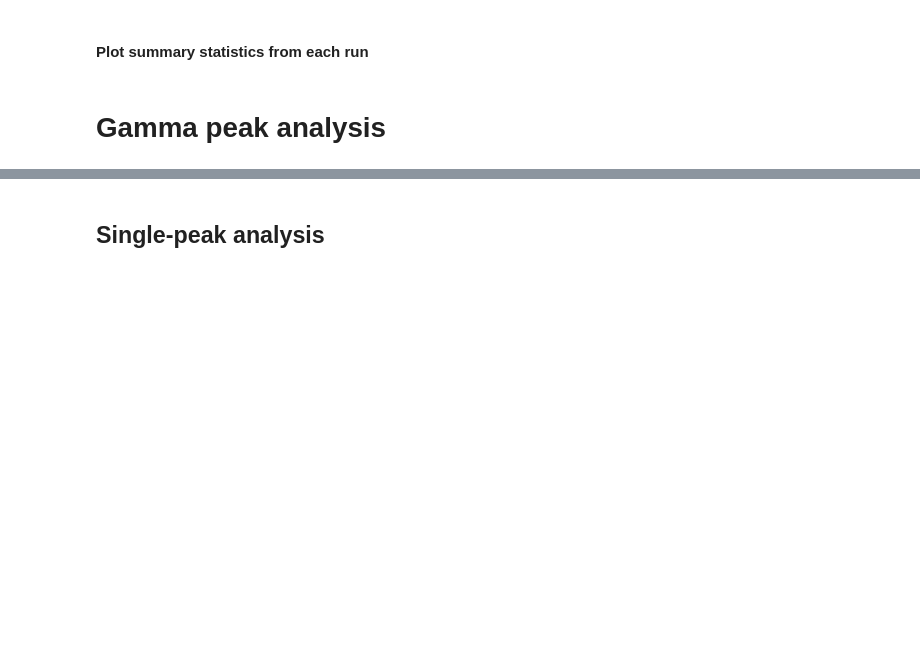
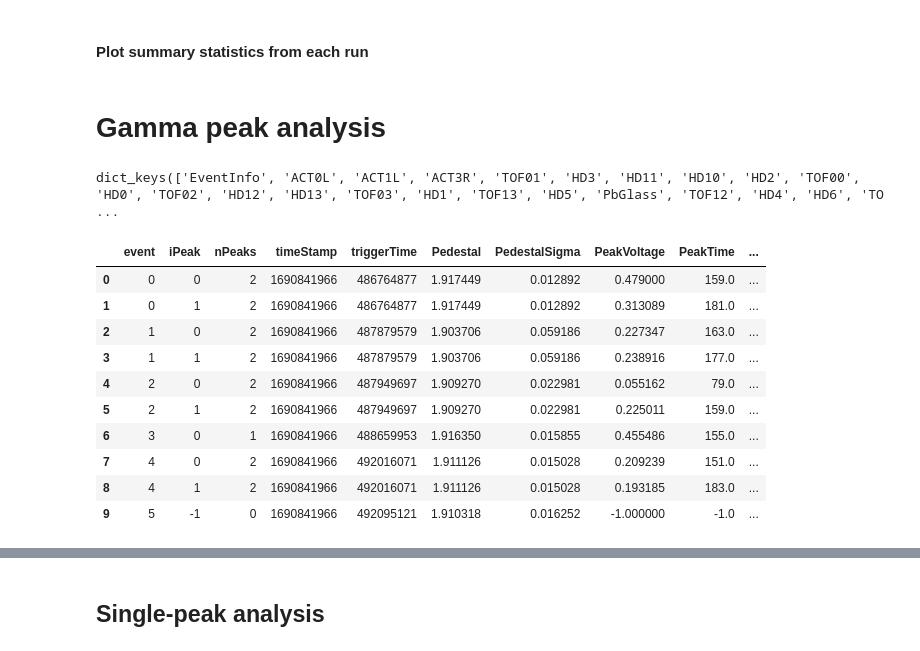
Before and after one commit to jerenner/T9BeamTestAna, a Jupyter notebook: python/new_analysis/hodoscope/hodoscope_analysis.ipynb, the cells around one changed output, grey strips where cells are left out. Drawn from its saved outputs; the diff is of its cells as text; code cells hidden in the pictures; blank space fills up the shorter version.

```diff
--- a/python/new_analysis/hodoscope/hodoscope_analysis.ipynb
+++ b/python/new_analysis/hodoscope/hodoscope_analysis.ipynb
@@ -385,4 +367,21 @@ plot_statistics_vs_run(statistics_data, statistics_keys, hd_set, base_dir='plt',
 # Gamma peak analysis
 # %%
 # Read in all dataframes from a given run
-df_dict = read_dataframes_from_csv(output_dir)
+df_dict = read_dataframes_from_csv("/Users/jrenner/temp/hk/beamtest/ntuple_dataframes/run000734")
+df_dict.keys()
+# %% [output]
+dict_keys(['EventInfo', 'ACT0L', 'ACT1L', 'ACT3R', 'TOF01', 'HD3', 'HD11', 'HD10', 'HD2', 'TOF00', 'HD0', 'TOF02', 'HD12', 'HD13', 'TOF03', 'HD1', 'TOF13', 'HD5', 'PbGlass', 'TOF12', 'HD4', 'HD6', 'TO ...
+# %%
+df_dict['ACT0L'].head(10)
+# %% [output]
+|  | event | iPeak | nPeaks | timeStamp | triggerTime | Pedestal | PedestalSigma | PeakVoltage | PeakTime | ... |
+| 0 | 0 | 0 | 2 | 1690841966 | 486764877 | 1.917449 | 0.012892 | 0.479000 | 159.0 | ... |
+| 1 | 0 | 1 | 2 | 1690841966 | 486764877 | 1.917449 | 0.012892 | 0.313089 | 181.0 | ... |
+| 2 | 1 | 0 | 2 | 1690841966 | 487879579 | 1.903706 | 0.059186 | 0.227347 | 163.0 | ... |
+| 3 | 1 | 1 | 2 | 1690841966 | 487879579 | 1.903706 | 0.059186 | 0.238916 | 177.0 | ... |
+| 4 | 2 | 0 | 2 | 1690841966 | 487949697 | 1.909270 | 0.022981 | 0.055162 | 79.0 | ... |
+| 5 | 2 | 1 | 2 | 1690841966 | 487949697 | 1.909270 | 0.022981 | 0.225011 | 159.0 | ... |
+| 6 | 3 | 0 | 1 | 1690841966 | 488659953 | 1.916350 | 0.015855 | 0.455486 | 155.0 | ... |
+| 7 | 4 | 0 | 2 | 1690841966 | 492016071 | 1.911126 | 0.015028 | 0.209239 | 151.0 | ... |
+| 8 | 4 | 1 | 2 | 1690841966 | 492016071 | 1.911126 | 0.015028 | 0.193185 | 183.0 | ... |
+| 9 | 5 | -1 | 0 | 1690841966 | 492095121 | 1.910318 | 0.016252 | -1.000000 | -1.0 | ... |
```
Also changed, not shown: parts of 14 cells of this notebook.
